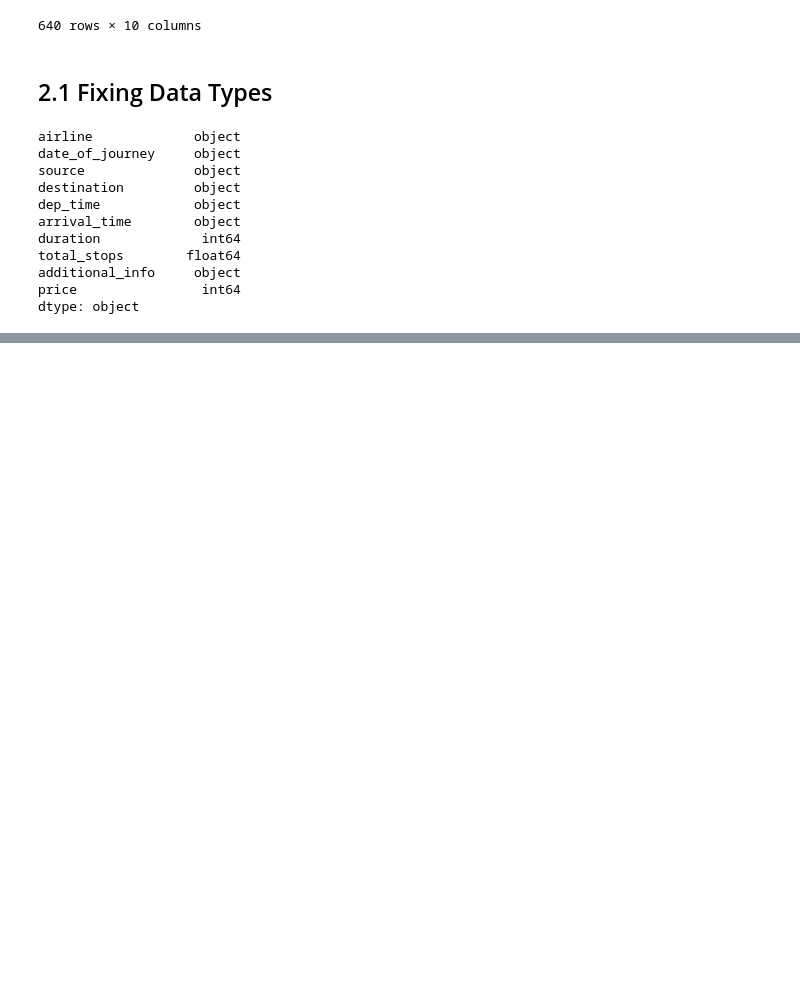
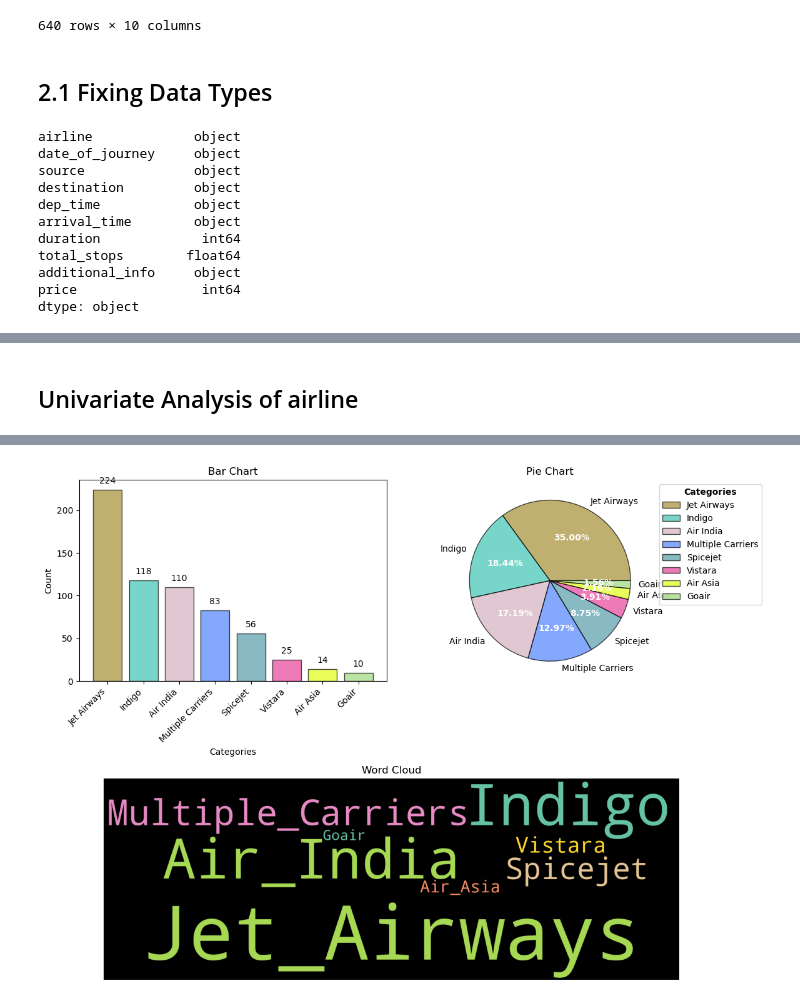
Before and after one commit to RahulSaini789/flight-price-prediction, a Jupyter notebook: notebook/eda.ipynb, the cells around one changed output, grey strips where cells are left out. Drawn from its saved outputs; the diff is of its cells as text; code cells hidden in the pictures; blank space fills up the shorter version.

```diff
--- a/notebook/eda.ipynb
+++ b/notebook/eda.ipynb
@@ -51,0 +235,4 @@ dtype: object
+# %%
+eda_helper_functions.cat_univar_plots(train, "airline")
+# %% [output]
+Univariate Analysis of airline
@@ -51,0 +240 @@ dtype: object
+[figure, added]
```
Also changed, not shown: parts of 24 cells of this notebook.
